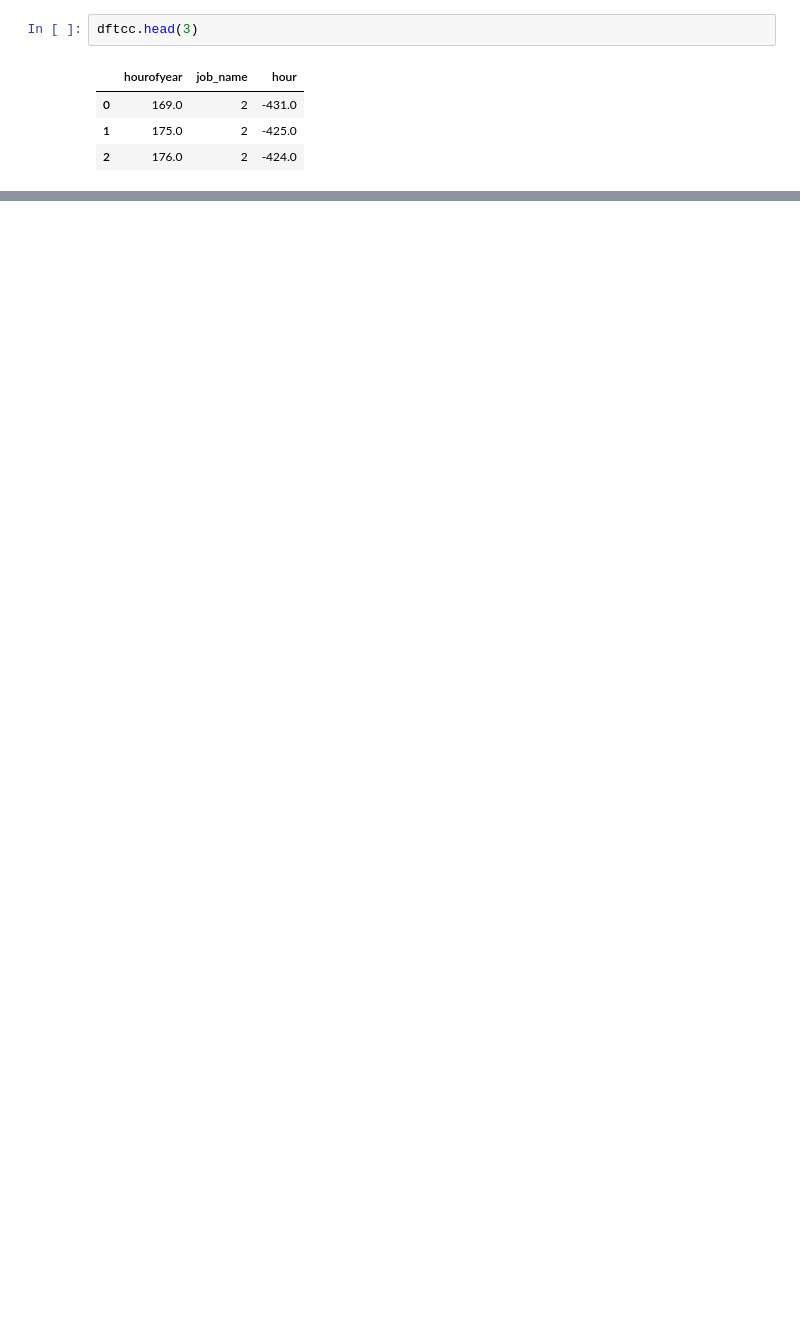
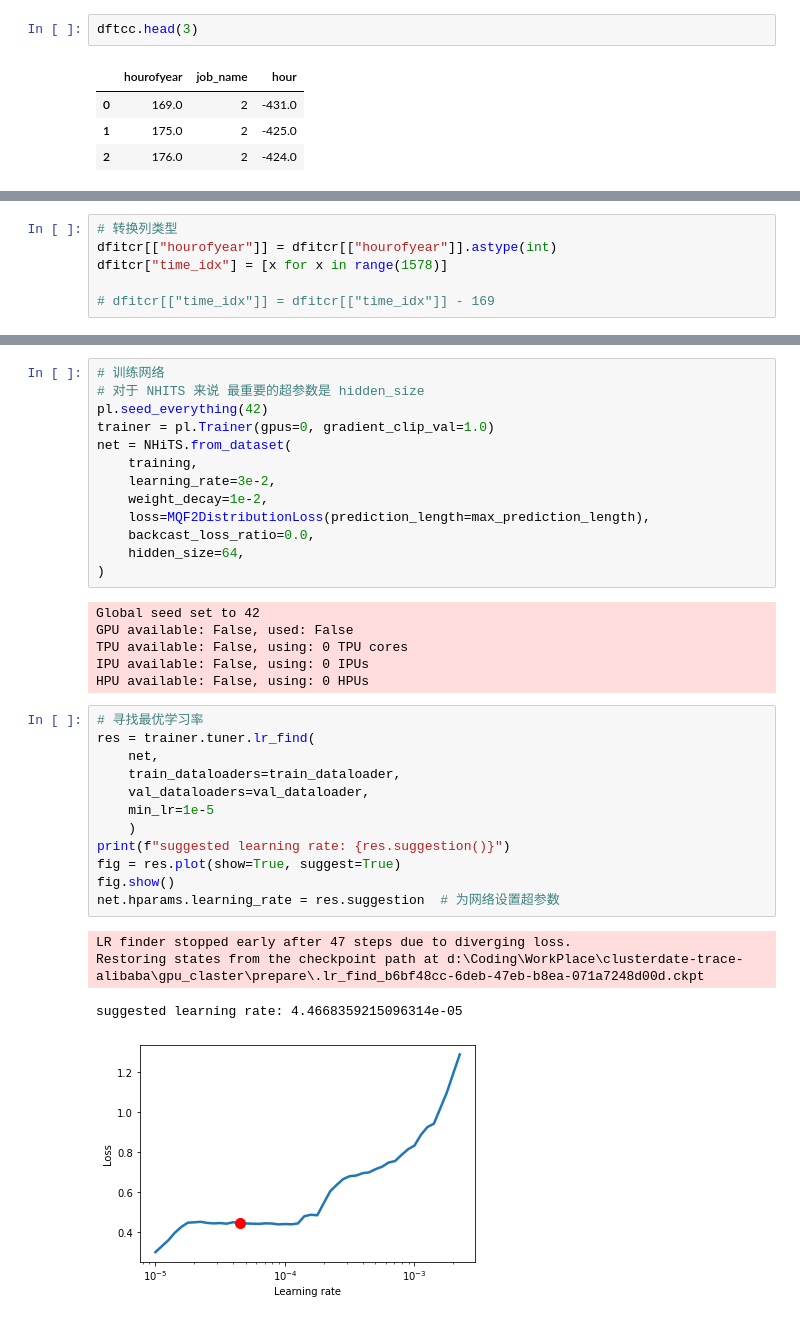
Before and after one commit to lizonglingo/clusterdate-trace-alibaba, a Jupyter notebook: gpu_claster/prepare/prepare.ipynb, the cells around one changed output, grey strips where cells are left out. Drawn from its saved outputs; the diff is of its cells as text; blank space fills up the shorter version.

Commit message:
feat: data prepare

```diff
--- a/gpu_claster/prepare/prepare.ipynb
+++ b/gpu_claster/prepare/prepare.ipynb
@@ -297,0 +361,6 @@ dftcc.head(3)
+# %%
+# 转换列类型
+dfitcr[["hourofyear"]] = dfitcr[["hourofyear"]].astype(int)
+dfitcr["time_idx"] = [x for x in range(1578)]
+
+# dfitcr[["time_idx"]] = dfitcr[["time_idx"]] - 169
@@ -297,0 +435,36 @@ dftcc.head(3)
+# %%
+# 训练网络
+# 对于 NHITS 来说 最重要的超参数是 hidden_size
+pl.seed_everything(42)
+trainer = pl.Trainer(gpus=0, gradient_clip_val=1.0)
+net = NHiTS.from_dataset(
+    training,
+    learning_rate=3e-2,
+    weight_decay=1e-2,
+    loss=MQF2DistributionLoss(prediction_length=max_prediction_length),
+    backcast_loss_ratio=0.0,
+    hidden_size=64,
+)
+# %% [output]
+Global seed set to 42
+GPU available: False, used: False
+TPU available: False, using: 0 TPU cores
+IPU available: False, using: 0 IPUs
+HPU available: False, using: 0 HPUs
+# %%
+# 寻找最优学习率
+res = trainer.tuner.lr_find(
+    net,
+    train_dataloaders=train_dataloader,
+    val_dataloaders=val_dataloader,
+    min_lr=1e-5
+    )
+print(f"suggested learning rate: {res.suggestion()}")
+fig = res.plot(show=True, suggest=True)
+fig.show()
+net.hparams.learning_rate = res.suggestion  # 为网络设置超参数
+# %% [output]
+LR finder stopped early after 47 steps due to diverging loss.
+Restoring states from the checkpoint path at d:\Coding\WorkPlace\clusterdate-trace-alibaba\gpu_claster\prepare\.lr_find_b6bf48cc-6deb-47eb-b8ea-071a7248d00d.ckpt
+suggested learning rate: 4.4668359215096314e-05
+[figure, added]
```
Also changed, not shown: parts of 19 cells of this notebook, 22 other files.
